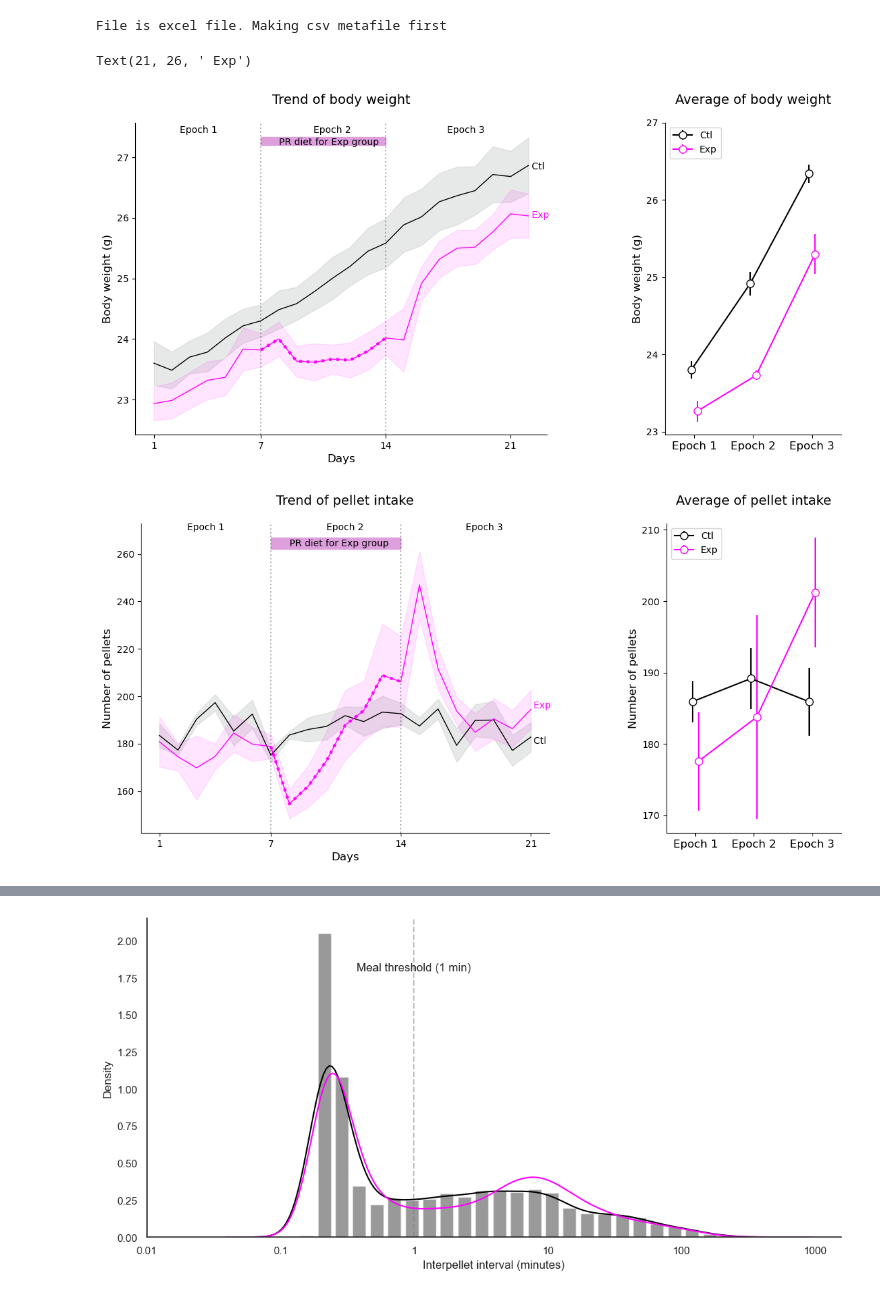
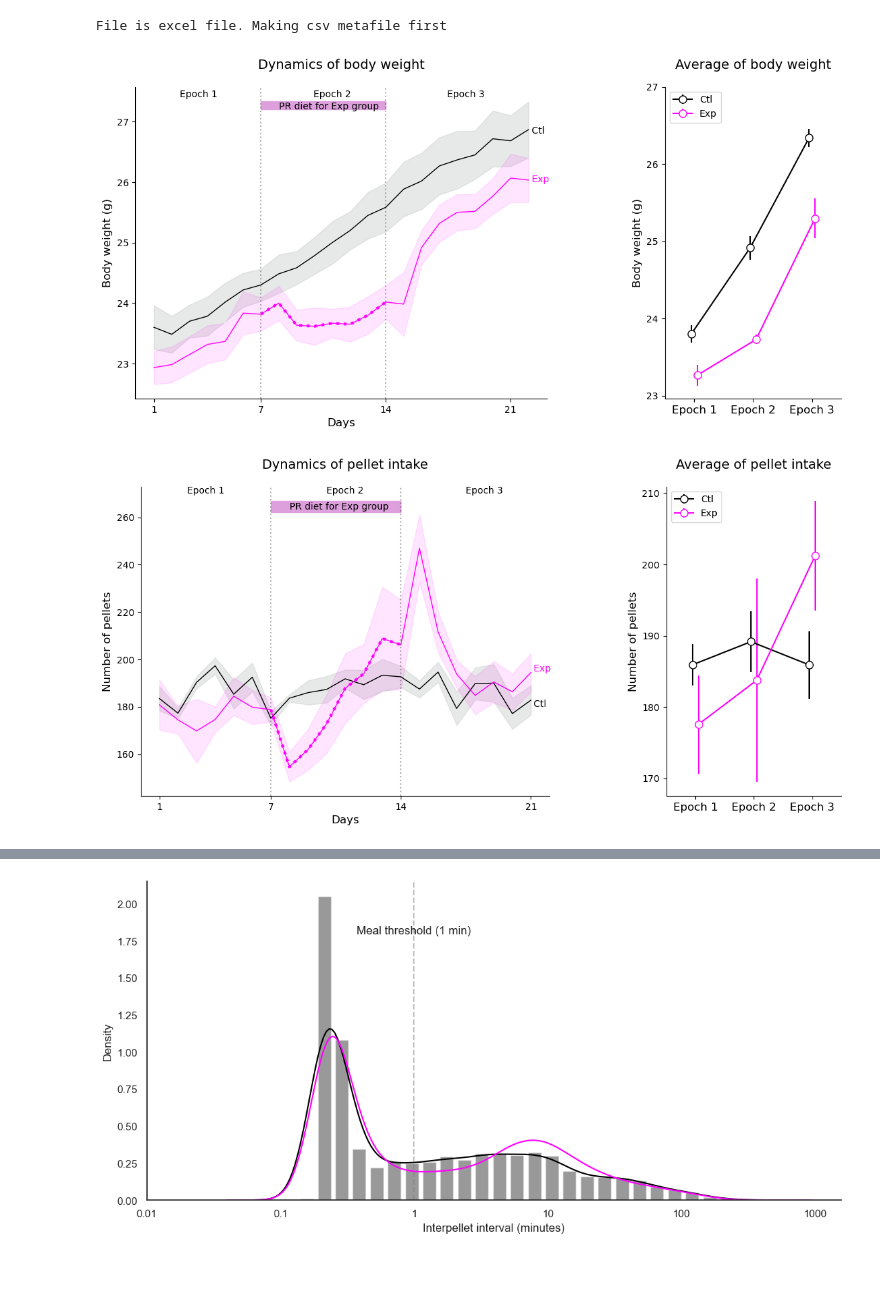
Before and after one commit to Htbibalan/FEDPROTEINPRO, a Jupyter notebook: notebooks/POSTER_EBBS_2023_V2_BOXPLOT(Ongoing)).ipynb, the cells around one changed output, grey strips where cells are left out. Drawn from its saved outputs; the diff is of its cells as text; code cells hidden in the pictures; blank space fills up the shorter version.

```diff
--- a/notebooks/POSTER_EBBS_2023_V2_BOXPLOT(Ongoing)).ipynb
+++ b/notebooks/POSTER_EBBS_2023_V2_BOXPLOT(Ongoing)).ipynb
@@ -152,38 +152,37 @@ ax2.errorbar([1-spacing,2-spacing,3-spacing],[ctl_E1.mean(), ctl_E2.mean(), ctl_
             color=ctl_color,
              label="Ctl",
 
             )
 
 ax2.errorbar([1+spacing,2+spacing,3+spacing],[exp_E1.mean(), exp_E2.mean(), exp_E3.mean()],
              yerr=[exp_E1.sem(), exp_E2.sem(), exp_E3.sem()],
             marker="o",
              markerfacecolor="white",
              ms=8,
             linestyle="-",
             color=exp_color,
             label="Exp")
 
 ax2.set_xticks([1,2,3],labels=["Epoch 1", "Epoch 2", "Epoch 3"], fontsize= 12)
 ax2.set_xlim([0.5,3.5])
 ax2.set_yticks([23,24,25,26,27])
 ax2.set_ylabel("Body weight (g)", fontsize = 12)
 ax2.spines["top"].set_visible(False)
 ax2.spines["right"].set_visible(False)
 ax2.legend(loc=2)
 
-ax1.set_title("Trend of body weight", fontsize = 14)
-ax2.set_title("Average of body weight", fontsize= 14)
+ax1.set_title("Dynamics of body weight", fontsize = 14, y= 1.04)
+ax2.set_title("Average of body weight", fontsize= 14, y= 1.04)
 
 f.subplots_adjust(wspace=0.4)
 
 
 ax1.annotate(" Ctl",[21,26.8])
 ax1.annotate(" Exp",[21,26], color= exp_color)
 
-#f.savefig(fig_folder + "bodyweight_trend.pdf")
+f.savefig(fig_folder + "bodyweight_trend.pdf")
 # %% [output]
-Text(21, 26, ' Exp')
-[figure, old version]
+[figure, new version]
 # %%
 def pellets_by_day(df,maxdays=30):
     return (df
@@ -298,14 +297,15 @@ ax2.spines["top"].set_visible(False)
 ax2.spines["right"].set_visible(False)
 ax2.legend(loc=2)
 
-ax1.set_title("Trend of pellet intake", fontsize = 14)
-ax2.set_title("Average of pellet intake", fontsize= 14)
+ax1.set_title("Dynamics of pellet intake", fontsize = 14 , y=1.04)
+ax2.set_title("Average of pellet intake", fontsize= 14, y=1.04)
 
 f.subplots_adjust(wspace=0.4)
 
 ax1.annotate(" Ctl",[20,180])
 ax1.annotate(" Exp",[20,195], color= exp_color)
-f.savefig(fig_folder + "trend_intake.pdf")
-#f.savefig(fig_folder + "trend_intake.png")
+
+
+#f.savefig(fig_folder + "trend_intake.pdf")
 # %% [output]
-[figure, old version]
+[figure, new version]
```
Also changed, not shown: parts of 8 cells of this notebook.
